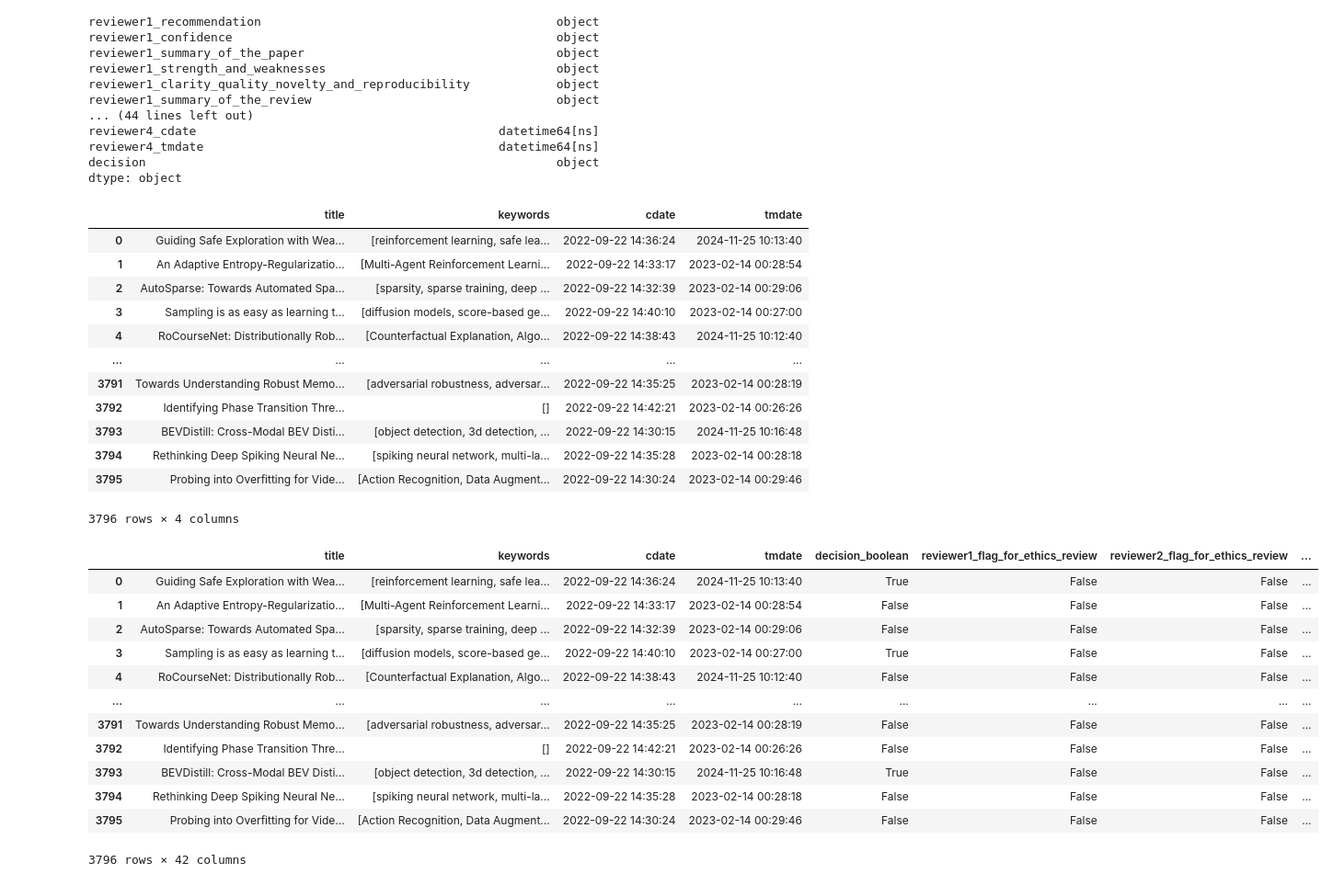
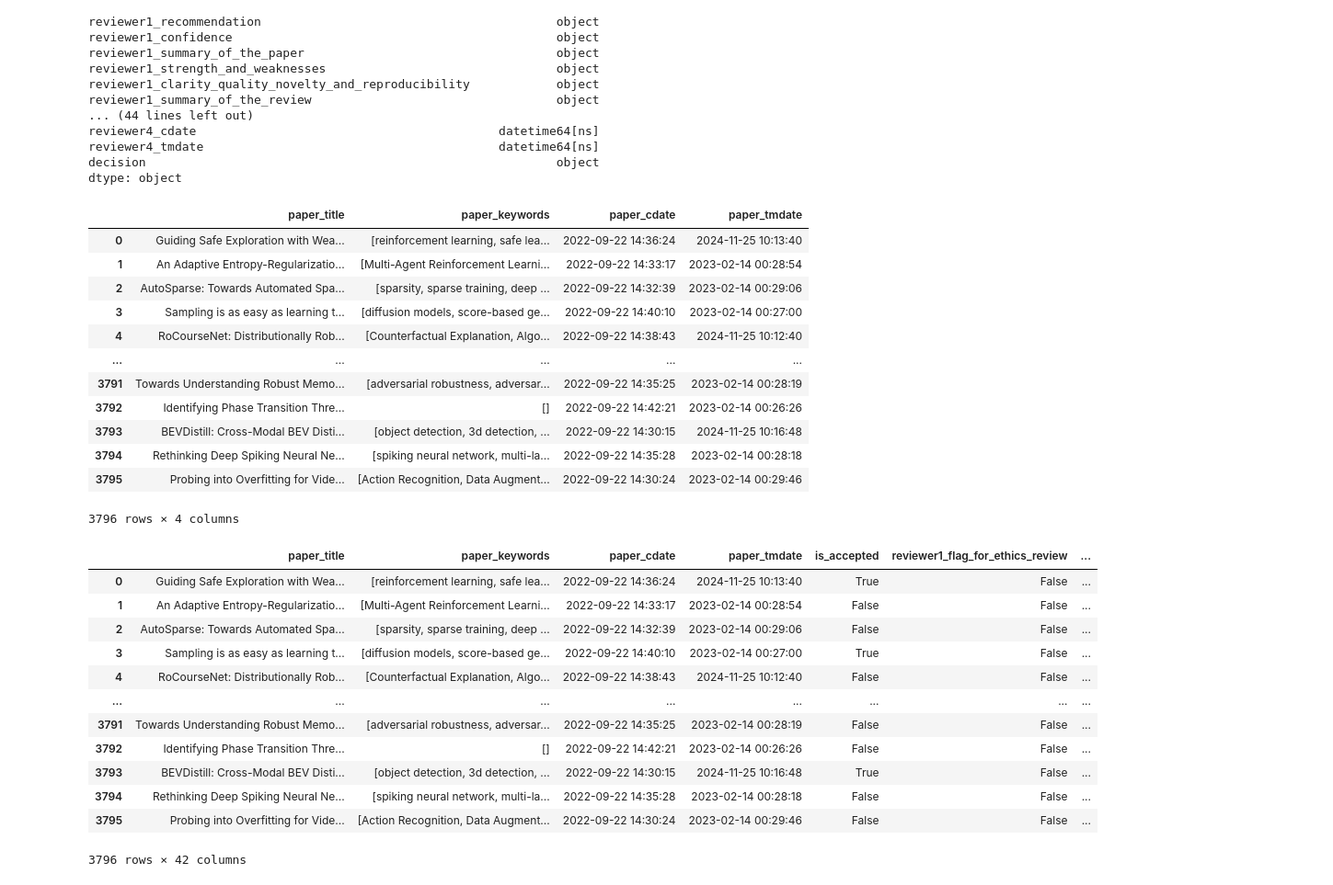
Before and after one commit to halilfarukkaragoz/data-literacy-group16, a Jupyter notebook: data/calculate-features.ipynb, the cells around one changed output. Shown at 92% size. Saved outputs shown, nothing was run; the diff lists cells and outputs as text; code cells hidden in the pictures.

```diff
--- a/data/calculate-features.ipynb
+++ b/data/calculate-features.ipynb
@@ -82,10 +82,17 @@ decision                                                         object
 dtype: object
 # %%
 # build a feature df
-df_features = df.iloc[:, [0,1,4,5]].copy()
+df_features = df.iloc[:, [0, 1, 4, 5]].copy()
+df_features.rename(columns={
+    'title': 'paper_title',
+    'keywords': 'paper_keywords',
+    'cdate': 'paper_cdate',
+    'tmdate': 'paper_tmdate',
+    }, inplace=True)
+
 df_features
 # %% [output]
-|  | title | keywords | cdate | tmdate |
+|  | paper_title | paper_keywords | paper_cdate | paper_tmdate |
 | 0 | Guiding Safe Exploration with Wea... | [reinforcement learning, safe lea... | 2022-09-22 14:36:24 | 2024-11-25 10:13:40 |
 | 1 | An Adaptive Entropy-Regularizatio... | [Multi-Agent Reinforcement Learni... | 2022-09-22 14:33:17 | 2023-02-14 00:28:54 |
 | 2 | AutoSparse: Towards Automated Spa... | [sparsity, sparse training, deep ... | 2022-09-22 14:32:39 | 2023-02-14 00:29:06 |
@@ -105,7 +112,7 @@ import re
 
 # -----------------------------------------------------------------------------
 
-df_features['decision_boolean'] = df['decision'].apply(lambda x: 'accept' in x.lower())
+df_features['is_accepted'] = df['decision'].apply(lambda x: 'accept' in x.lower())
 
 # -----------------------------------------------------------------------------
 
@@ -152,43 +159,43 @@ for col in reviewer_number_cols:
 # -----------------------------------------------------------------------------
 
 reviewer_date_cols = [col for col in df.columns if col.startswith('reviewer')
                         and col.endswith((
                             'cdate',
                             'tmdate',
                         ))]
 
 for col in reviewer_date_cols:
     df_features[col] = df[col]
 
 
 # -----------------------------------------------------------------------------
 
 # reviwer effort in rewviewing the paper
 for reviewer in [f"reviewer{i}" for i in range(1, 5)]:
     reviewer_cols = [col for col in df.columns if col.startswith(reviewer)]
     df_features[f"{reviewer}_length"] = df[reviewer_cols].apply(lambda x: x.str.len().sum(), axis=1)
 
 # -----------------------------------------------------------------------------
 
 # We probably dont need this feature
 paper_text_cols = ['title', 'keywords', 'TL;DR', 'abstract']
 df_features['paper_info_length'] = df[paper_text_cols].apply(lambda x: x.str.len().sum(), axis=1)
 
 
 # -----------------------------------------------------------------------------
 
 df_features
 # %% [output]
-|  | title | keywords | cdate | tmdate | decision_boolean | reviewer1_flag_for_ethics_review | reviewer2_flag_for_ethics_review | ... |
-| 0 | Guiding Safe Exploration with Wea... | [reinforcement learning, safe lea... | 2022-09-22 14:36:24 | 2024-11-25 10:13:40 | True | False | False | ... |
-| 1 | An Adaptive Entropy-Regularizatio... | [Multi-Agent Reinforcement Learni... | 2022-09-22 14:33:17 | 2023-02-14 00:28:54 | False | False | False | ... |
-| 2 | AutoSparse: Towards Automated Spa... | [sparsity, sparse training, deep ... | 2022-09-22 14:32:39 | 2023-02-14 00:29:06 | False | False | False | ... |
-| 3 | Sampling is as easy as learning t... | [diffusion models, score-based ge... | 2022-09-22 14:40:10 | 2023-02-14 00:27:00 | True | False | False | ... |
-| 4 | RoCourseNet: Distributionally Rob... | [Counterfactual Explanation, Algo... | 2022-09-22 14:38:43 | 2024-11-25 10:12:40 | False | False | False | ... |
-| ... | ... | ... | ... | ... | ... | ... | ... | ... |
-| 3791 | Towards Understanding Robust Memo... | [adversarial robustness, adversar... | 2022-09-22 14:35:25 | 2023-02-14 00:28:19 | False | False | False | ... |
-| 3792 | Identifying Phase Transition Thre... | [] | 2022-09-22 14:42:21 | 2023-02-14 00:26:26 | False | False | False | ... |
-| 3793 | BEVDistill: Cross-Modal BEV Disti... | [object detection, 3d detection, ... | 2022-09-22 14:30:15 | 2024-11-25 10:16:48 | True | False | False | ... |
-| 3794 | Rethinking Deep Spiking Neural Ne... | [spiking neural network, multi-la... | 2022-09-22 14:35:28 | 2023-02-14 00:28:18 | False | False | False | ... |
-| 3795 | Probing into Overfitting for Vide... | [Action Recognition, Data Augment... | 2022-09-22 14:30:24 | 2023-02-14 00:29:46 | False | False | False | ... |
+|  | paper_title | paper_keywords | paper_cdate | paper_tmdate | is_accepted | reviewer1_flag_for_ethics_review | ... |
+| 0 | Guiding Safe Exploration with Wea... | [reinforcement learning, safe lea... | 2022-09-22 14:36:24 | 2024-11-25 10:13:40 | True | False | ... |
+| 1 | An Adaptive Entropy-Regularizatio... | [Multi-Agent Reinforcement Learni... | 2022-09-22 14:33:17 | 2023-02-14 00:28:54 | False | False | ... |
+| 2 | AutoSparse: Towards Automated Spa... | [sparsity, sparse training, deep ... | 2022-09-22 14:32:39 | 2023-02-14 00:29:06 | False | False | ... |
+| 3 | Sampling is as easy as learning t... | [diffusion models, score-based ge... | 2022-09-22 14:40:10 | 2023-02-14 00:27:00 | True | False | ... |
+| 4 | RoCourseNet: Distributionally Rob... | [Counterfactual Explanation, Algo... | 2022-09-22 14:38:43 | 2024-11-25 10:12:40 | False | False | ... |
+| ... | ... | ... | ... | ... | ... | ... | ... |
+| 3791 | Towards Understanding Robust Memo... | [adversarial robustness, adversar... | 2022-09-22 14:35:25 | 2023-02-14 00:28:19 | False | False | ... |
+| 3792 | Identifying Phase Transition Thre... | [] | 2022-09-22 14:42:21 | 2023-02-14 00:26:26 | False | False | ... |
+| 3793 | BEVDistill: Cross-Modal BEV Disti... | [object detection, 3d detection, ... | 2022-09-22 14:30:15 | 2024-11-25 10:16:48 | True | False | ... |
+| 3794 | Rethinking Deep Spiking Neural Ne... | [spiking neural network, multi-la... | 2022-09-22 14:35:28 | 2023-02-14 00:28:18 | False | False | ... |
+| 3795 | Probing into Overfitting for Vide... | [Action Recognition, Data Augment... | 2022-09-22 14:30:24 | 2023-02-14 00:29:46 | False | False | ... |
 3796 rows × 42 columns
```
Also changed, not shown: parts of 2 cells of this notebook, 1 other file.
